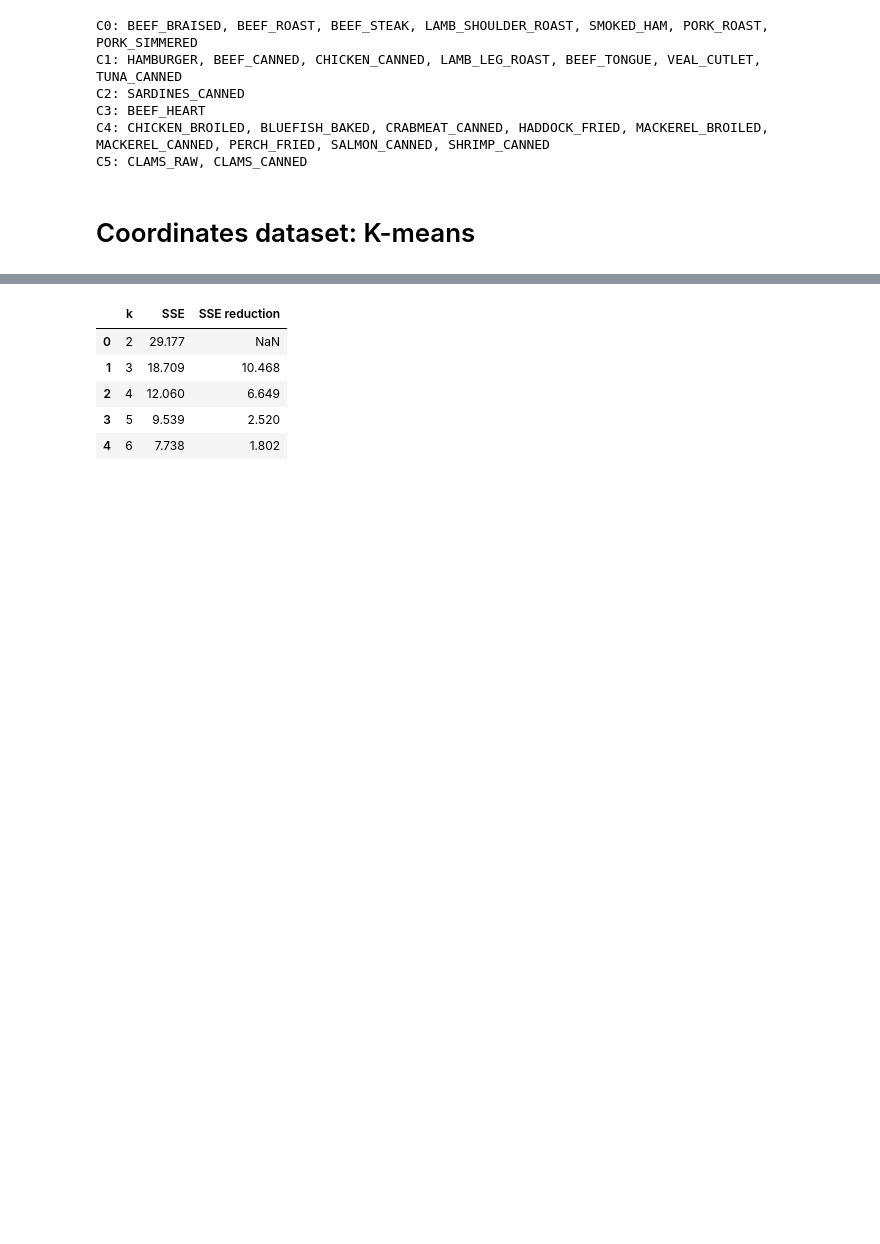
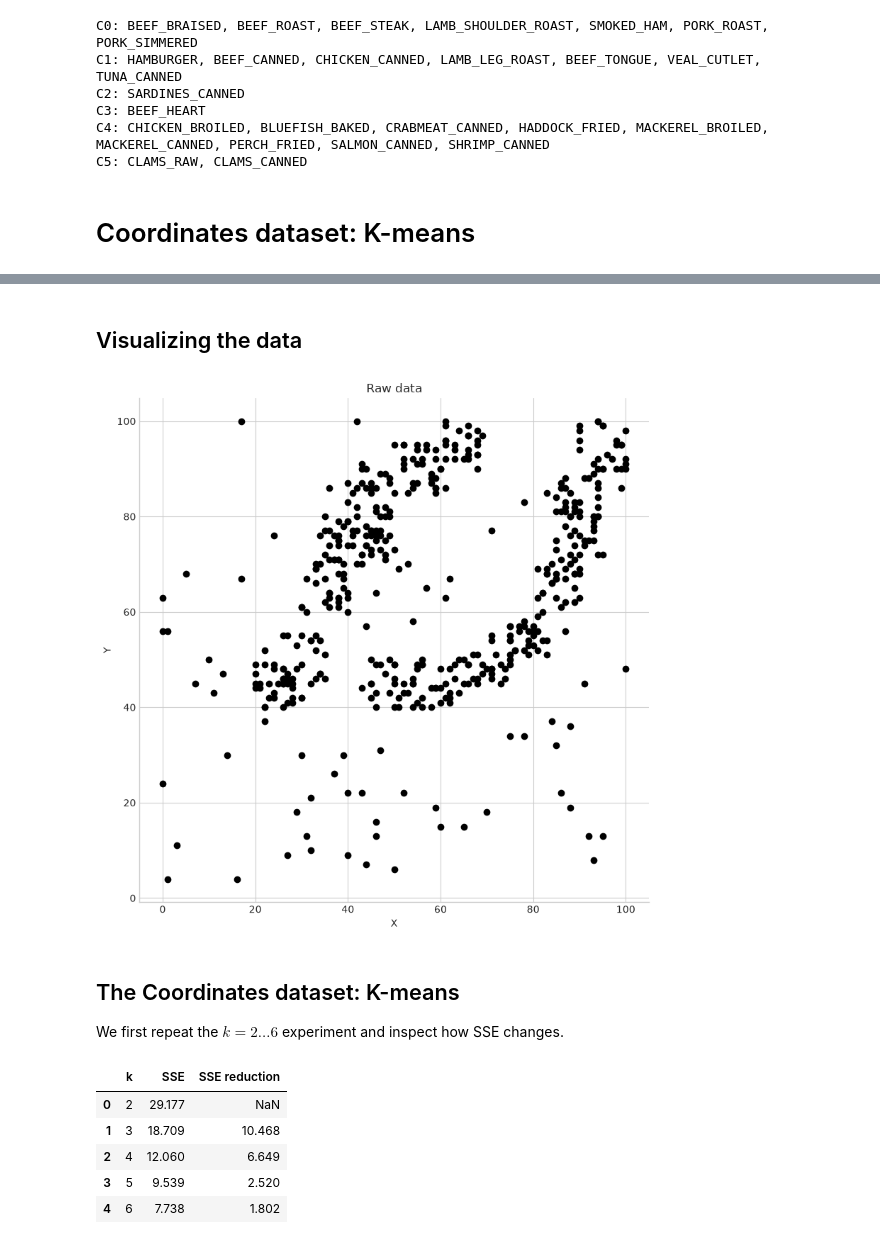
Before and after one commit to w4bo/AA2627-unibo-mldm, a Jupyter notebook: slides/lab-04-clustering.ipynb, the cells around one changed output, grey strips where cells are left out. Saved outputs shown, nothing was run; the diff lists cells and outputs as text; code cells hidden in the pictures; blank space fills up the shorter version.

```diff
--- a/slides/lab-04-clustering.ipynb
+++ b/slides/lab-04-clustering.ipynb
@@ -585 +600,15 @@ Coordinates contains 480 two-dimensional points.
+# %% [markdown]
+## Visualizing the data
+# %%
+fig, ax = plt.subplots(1, 1, figsize=(8, 8))
+ax.scatter(coordinates["X"], coordinates["Y"], c="black")
+ax.set(title=f"Raw data", xlabel="X", ylabel="Y")
+plt.tight_layout()
+plt.show()
+# %% [output]
+[figure, added]
+# %% [markdown]
+## The Coordinates dataset: K-means
+
+We first repeat the $k=2\ldots6$ experiment and inspect how SSE changes.
 # %%
```
Also changed, not shown: parts of 9 cells of this notebook, 2 other files.
